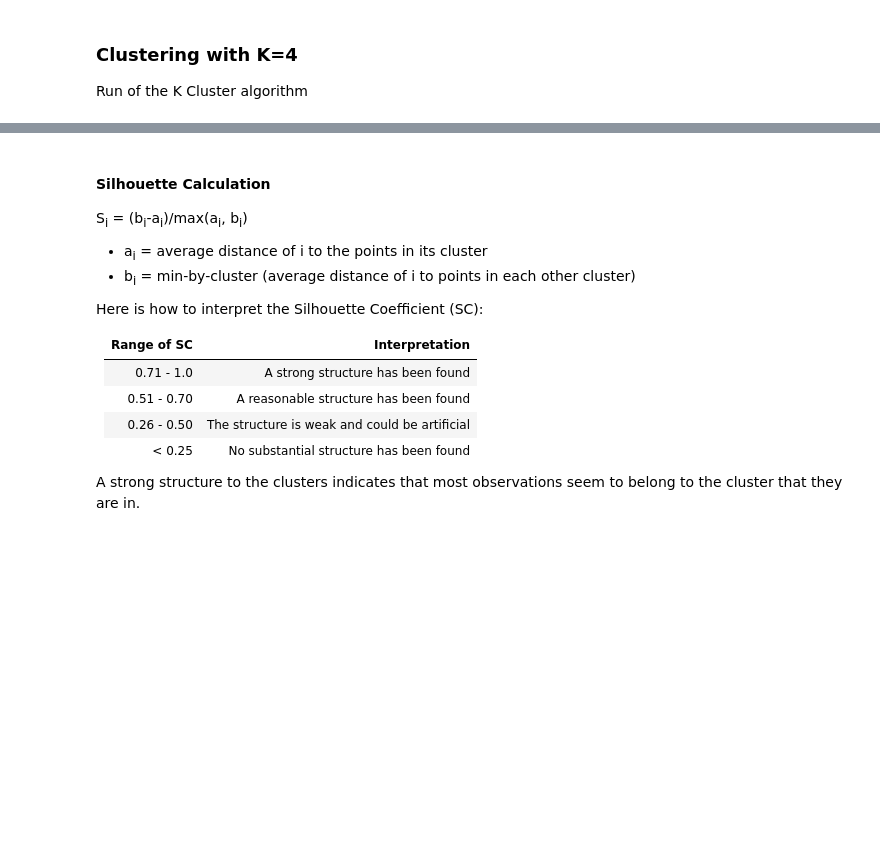
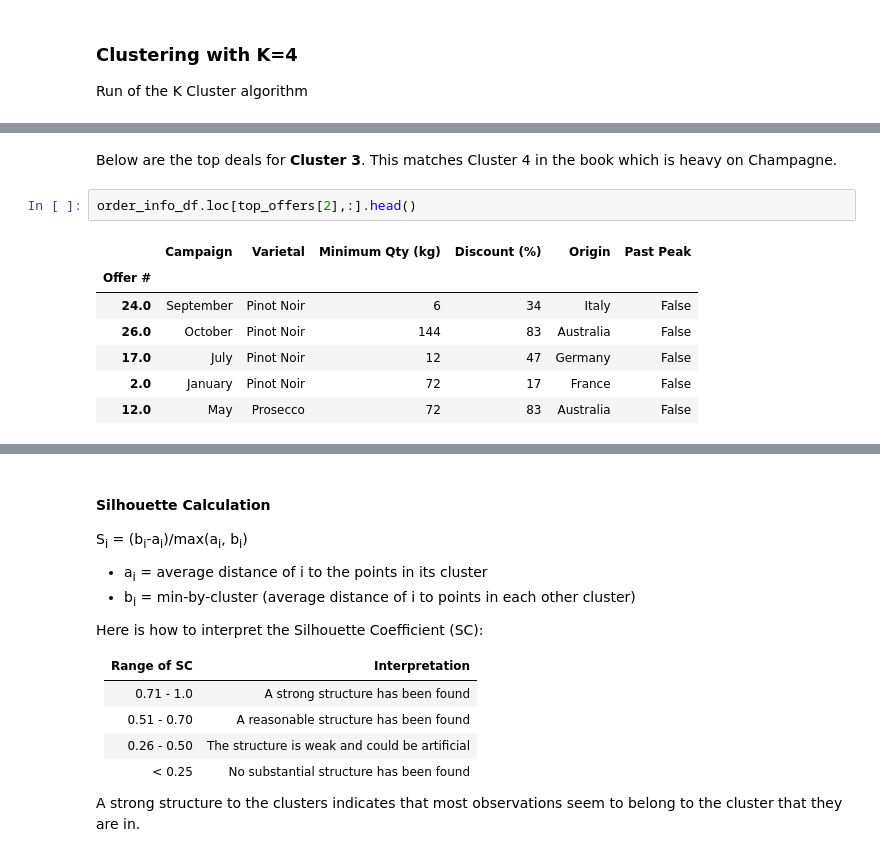
Before and after one commit to slstarnes/data-smart-sans-excel, a Jupyter notebook: Data Smart Sans Excel - Ch. 2.ipynb, the cells around one changed output, grey strips where cells are left out. Cells and saved outputs as stored; diff of their text form; blank space fills up the shorter version.

```diff
--- a/Data Smart Sans Excel - Ch. 2.ipynb
+++ b/Data Smart Sans Excel - Ch. 2.ipynb
@@ -183,0 +267,13 @@ Final Distance: 141.482028
+# %% [markdown]
+Below are the top deals for **Cluster 3**.
+This matches Cluster 4 in the book which is heavy on Champagne.
+# %%
+order_info_df.loc[top_offers[2],:].head()
+# %% [output]
+|  | Campaign | Varietal | Minimum Qty (kg) | Discount (%) | Origin | Past Peak |
+| Offer # |  |  |  |  |  |  |
+| 24.0 | September | Pinot Noir | 6 | 34 | Italy | False |
+| 26.0 | October | Pinot Noir | 144 | 83 | Australia | False |
+| 17.0 | July | Pinot Noir | 12 | 47 | Germany | False |
+| 2.0 | January | Pinot Noir | 72 | 17 | France | False |
+| 12.0 | May | Prosecco | 72 | 83 | Australia | False |
```
Also changed, not shown: parts of 63 cells of this notebook.
